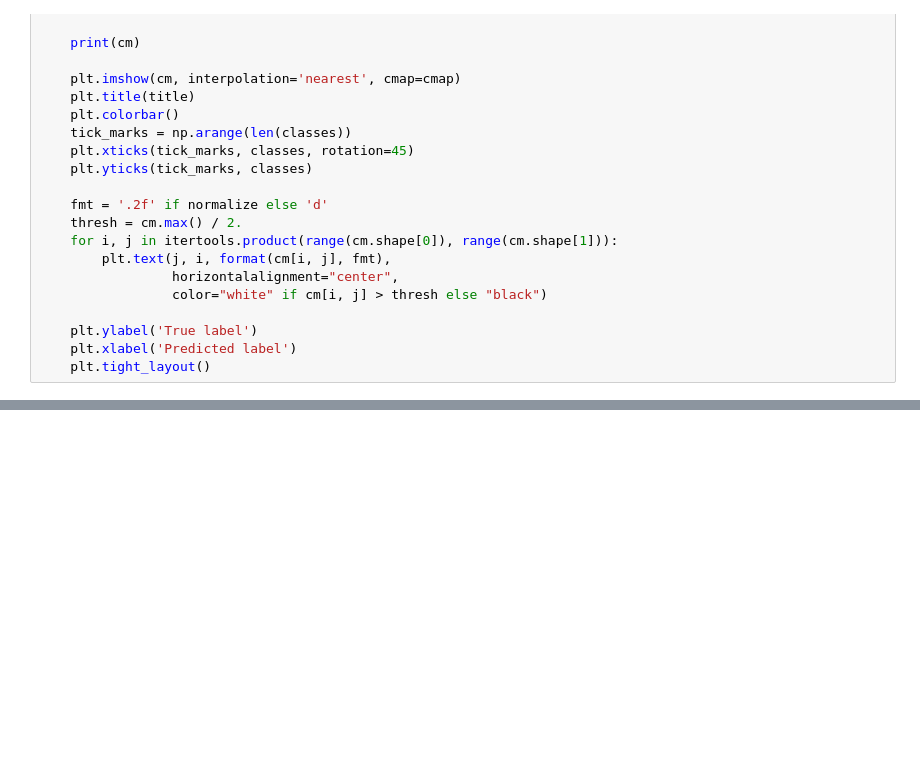
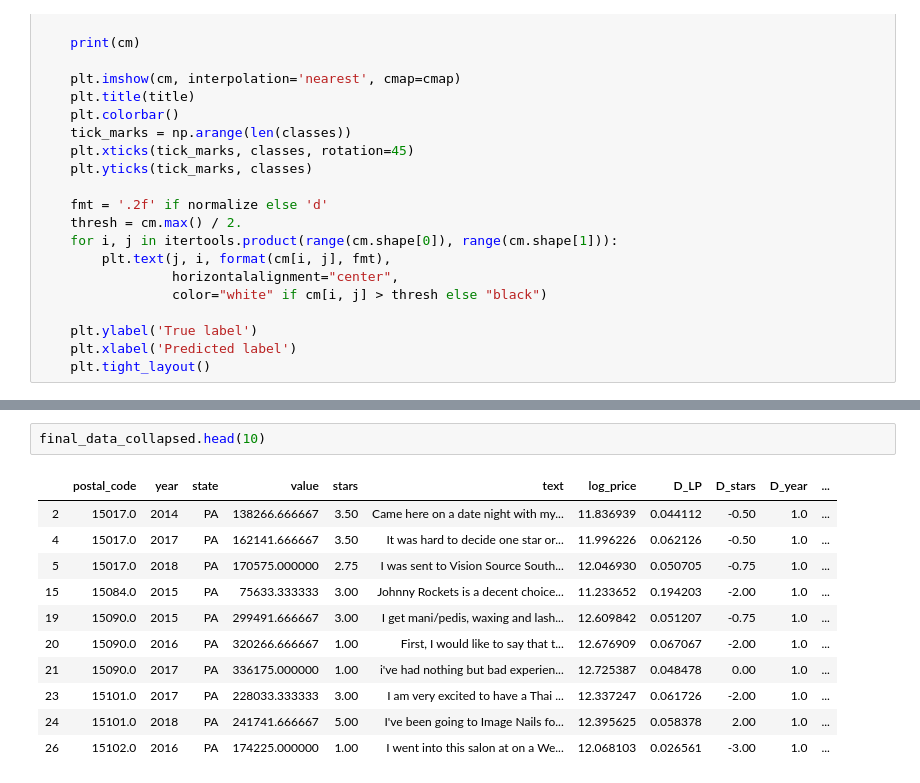
Before and after one commit to mgelman/gentrification, a Jupyter notebook: house_price_prediction_diff.ipynb, the cells around one changed output, grey strips where cells are left out. Drawn from its saved outputs; the diff is of its cells as text; blank space fills up the shorter version.

```diff
--- a/house_price_prediction_diff.ipynb
+++ b/house_price_prediction_diff.ipynb
@@ -455,0 +420,14 @@ SyntaxError: Missing parentheses in call to 'print'. Did you mean print(sorted_x
+# %%
+final_data_collapsed.head(10)
+# %% [output]
+|  | postal_code | year | state | value | stars | text | log_price | D_LP | D_stars | D_year | ... |
+| 2 | 15017.0 | 2014 | PA | 138266.666667 | 3.50 | Came here on a date night with my... | 11.836939 | 0.044112 | -0.50 | 1.0 | ... |
+| 4 | 15017.0 | 2017 | PA | 162141.666667 | 3.50 | It was hard to decide one star or... | 11.996226 | 0.062126 | -0.50 | 1.0 | ... |
+| 5 | 15017.0 | 2018 | PA | 170575.000000 | 2.75 | I was sent to Vision Source South... | 12.046930 | 0.050705 | -0.75 | 1.0 | ... |
+| 15 | 15084.0 | 2015 | PA | 75633.333333 | 3.00 | Johnny Rockets is a decent choice... | 11.233652 | 0.194203 | -2.00 | 1.0 | ... |
+| 19 | 15090.0 | 2015 | PA | 299491.666667 | 3.00 | I get mani/pedis, waxing and lash... | 12.609842 | 0.051207 | -0.75 | 1.0 | ... |
+| 20 | 15090.0 | 2016 | PA | 320266.666667 | 1.00 | First, I would like to say that t... | 12.676909 | 0.067067 | -2.00 | 1.0 | ... |
+| 21 | 15090.0 | 2017 | PA | 336175.000000 | 1.00 | i've had nothing but bad experien... | 12.725387 | 0.048478 | 0.00 | 1.0 | ... |
+| 23 | 15101.0 | 2017 | PA | 228033.333333 | 3.00 | I am very excited to have a Thai ... | 12.337247 | 0.061726 | -2.00 | 1.0 | ... |
+| 24 | 15101.0 | 2018 | PA | 241741.666667 | 5.00 | I've been going to Image Nails fo... | 12.395625 | 0.058378 | 2.00 | 1.0 | ... |
+| 26 | 15102.0 | 2016 | PA | 174225.000000 | 1.00 | I went into this salon at on a We... | 12.068103 | 0.026561 | -3.00 | 1.0 | ... |
```
Also changed, not shown: parts of 49 cells of this notebook.
